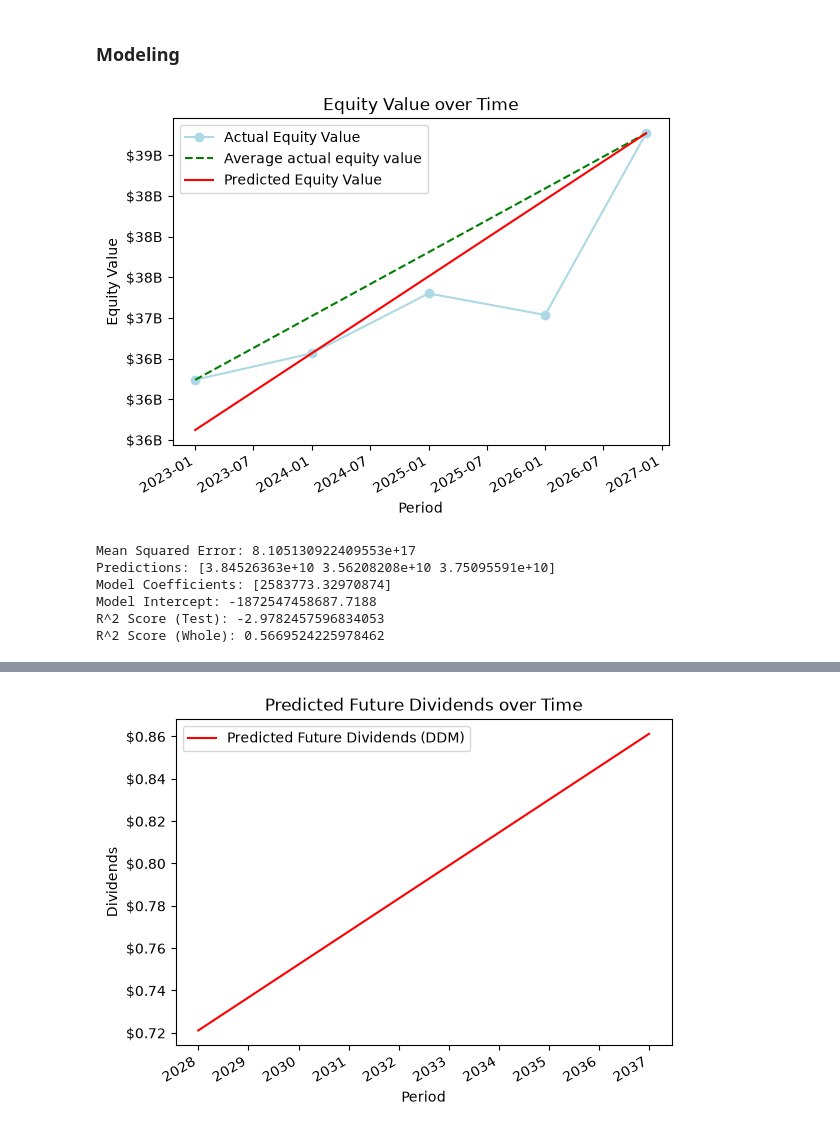
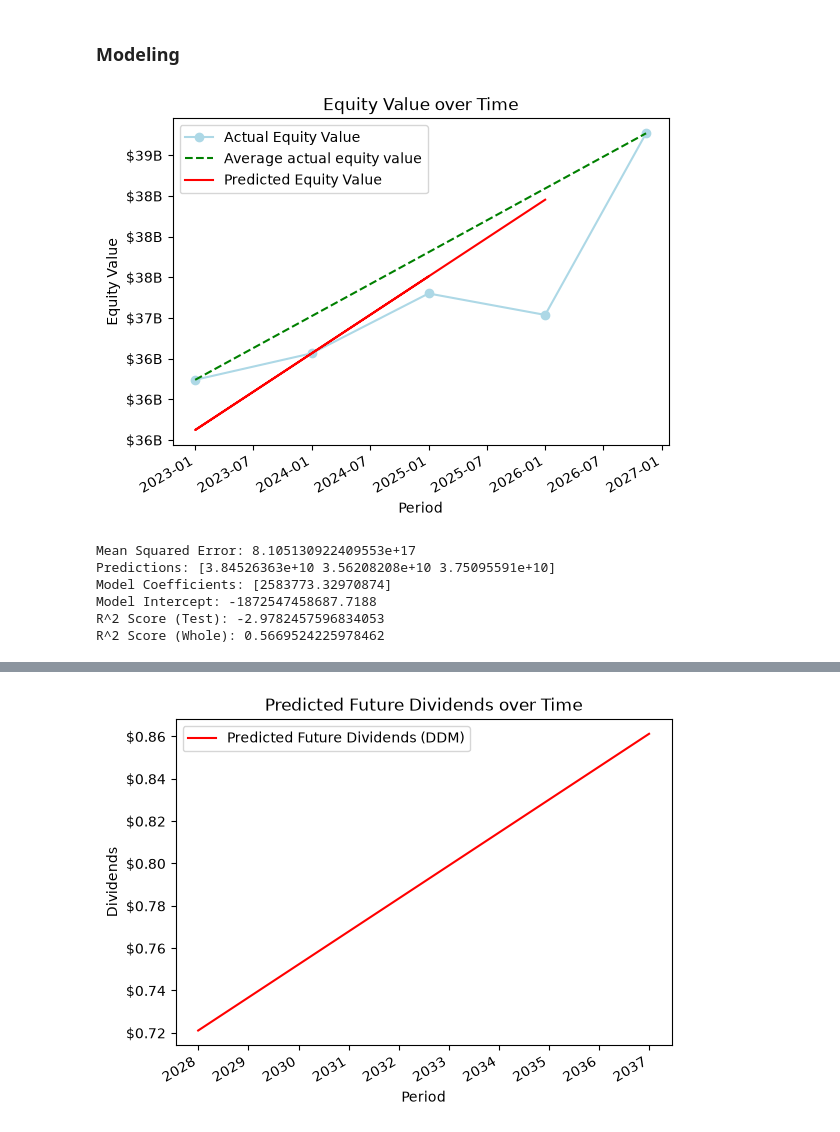
Before and after one commit to crsellinger/NW-Data-Analytics-Capstone, a Jupyter notebook: main.ipynb, the cells around one changed output, grey strips where cells are left out. Cells and saved outputs as stored; diff of their text form; code cells hidden in the pictures.

```diff
--- a/main.ipynb
+++ b/main.ipynb
@@ -705,6 +705,7 @@ y_pred2 = dcf_model.predict(X.values.reshape(-1, 1))
 
 # plot X, y on line chart using plt
 fig, ax = plt.subplots()
+# Actual equity values, calculated with data from the cash flow statement
 ax.plot(
     X.map(datetime.fromordinal),
     y,
@@ -712,39 +713,41 @@ ax.plot(
     label="Actual Equity Value",
     color="lightblue",
 )
+# Average actual equity value, draws straight line through actual equity values
 ax.plot(
     [X.map(datetime.fromordinal).min(), X.map(datetime.fromordinal).max()],
     [y_start, y_end],
     color="green",
     linestyle="--",
     label="Average actual equity value",
 )
+# Predicted equity values, calculated with the DCF model
 ax.plot(
-    X.map(datetime.fromordinal), y_pred2, label="Predicted Equity Value", color="red"
+    X_test.map(datetime.fromordinal), y_pred, label="Predicted Equity Value", color="red"
 )
 ax.legend()
 ax.yaxis.set_major_formatter(FuncFormatter(lambda y, _: f"${y / scale:,.0f}{suffix}"))
 fig.autofmt_xdate()
 ax.set_xlabel("Period")
 ax.set_ylabel("Equity Value")
 ax.set_title("Equity Value over Time")
 plt.show()
 
 # Example model evaluation
 mse = round(mean_squared_error(y_test, y_pred), 2)
 print("Mean Squared Error:", mse)
 
 # Example model predictions
 print("Predictions:", y_pred)
 
 # Example model coefficients
 print("Model Coefficients:", dcf_model.coef_)
 print("Model Intercept:", dcf_model.intercept_)
 
 print("R^2 Score (Test):", r2_score(y_test, y_pred))
 print("R^2 Score (Whole):", r2_score(y, y_pred2))
 # %% [output]
-[figure, old version]
+[figure, new version]
 Mean Squared Error: 8.105130922409553e+17
 Predictions: [3.84526363e+10 3.56208208e+10 3.75095591e+10]
 Model Coefficients: [2583773.32970874]
```
Also changed, not shown: parts of 1 cell of this notebook.
